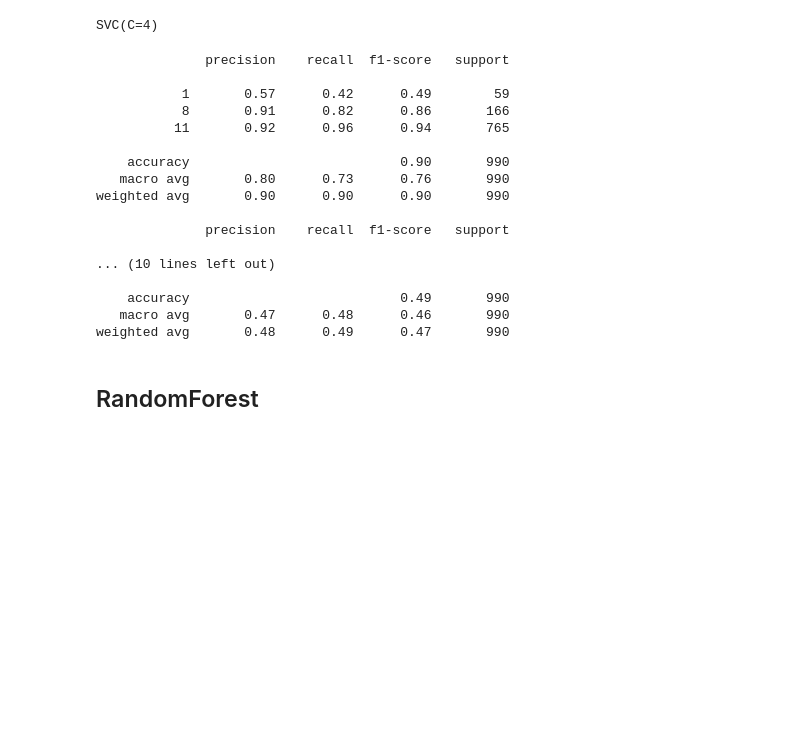
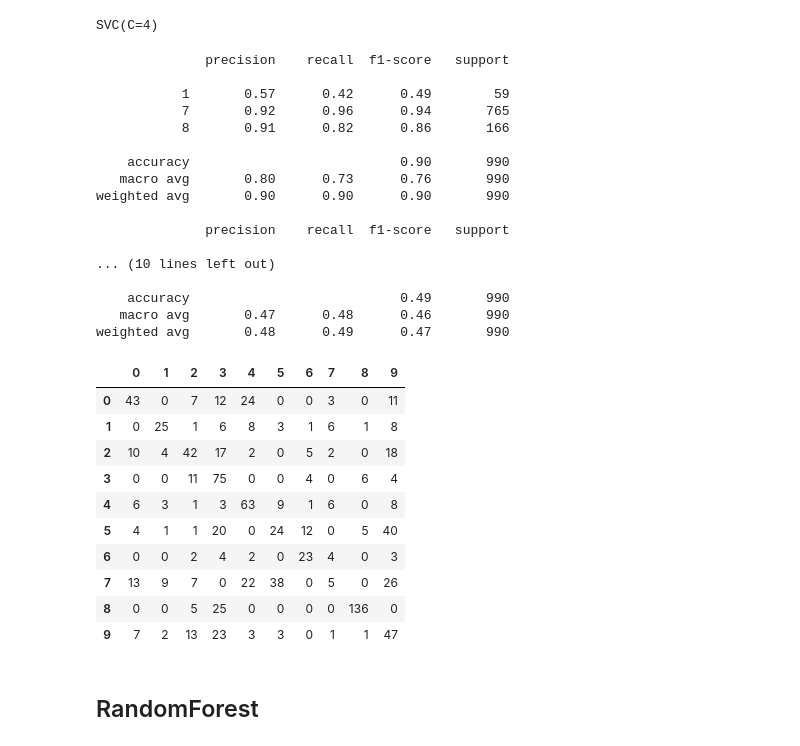
Before and after one commit to axelth/hasp, a Jupyter notebook: notebooks/axelth_849_modeling.ipynb, the cells around one changed output. Drawn from its saved outputs; the diff is of its cells as text; code cells hidden in the pictures; blank space fills up the shorter version.

```diff
--- a/notebooks/axelth_849_modeling.ipynb
+++ b/notebooks/axelth_849_modeling.ipynb
@@ -67,3 +44,6 @@ data.metadata[['classID', 'class']]
 | 8730 | 1 | car_horn |
 | 8731 | 1 | car_horn |
 8732 rows × 2 columns
+# %%
+feature_pipe = make_feature_pipeline()
+feature_pipe
@@ -91,31 +78,45 @@ SVC(C=4)
 # %%
 #val_pre.shape
 svc_val_prediction = model_svc.predict(val_pre)
 print(classification_report(
-    np.where((val_y == 1)| (val_y == 8), val_y, 11),
-    np.where((svc_val_prediction == 1) | (svc_val_prediction == 8),svc_val_prediction, 11)))
+    combine_classes([1, 8], val_y),
+    combine_classes([1, 8], svc_val_prediction)
+))
 print(classification_report(
      val_y,
     svc_val_prediction))
-print(confusion_matrix(val_y, svc_val_prediction, labels=)
+pd.DataFrame(confusion_matrix(val_y, svc_val_prediction),
+             index=[0,1,2,3,4,5,6,7,8,9],
+             columns=[0,1,2,3,4,5,6,7,8,9])
 # %% [output]
               precision    recall  f1-score   support
 
            1       0.57      0.42      0.49        59
+           7       0.92      0.96      0.94       765
            8       0.91      0.82      0.86       166
-          11       0.92      0.96      0.94       765
 
     accuracy                           0.90       990
    macro avg       0.80      0.73      0.76       990
 weighted avg       0.90      0.90      0.90       990
 
               precision    recall  f1-score   support
 
 ... (10 lines left out)
 
     accuracy                           0.49       990
    macro avg       0.47      0.48      0.46       990
 weighted avg       0.48      0.49      0.47       990
+|  | 0 | 1 | 2 | 3 | 4 | 5 | 6 | 7 | 8 | 9 |
+| 0 | 43 | 0 | 7 | 12 | 24 | 0 | 0 | 3 | 0 | 11 |
+| 1 | 0 | 25 | 1 | 6 | 8 | 3 | 1 | 6 | 1 | 8 |
+| 2 | 10 | 4 | 42 | 17 | 2 | 0 | 5 | 2 | 0 | 18 |
+| 3 | 0 | 0 | 11 | 75 | 0 | 0 | 4 | 0 | 6 | 4 |
+| 4 | 6 | 3 | 1 | 3 | 63 | 9 | 1 | 6 | 0 | 8 |
+| 5 | 4 | 1 | 1 | 20 | 0 | 24 | 12 | 0 | 5 | 40 |
+| 6 | 0 | 0 | 2 | 4 | 2 | 0 | 23 | 4 | 0 | 3 |
+| 7 | 13 | 9 | 7 | 0 | 22 | 38 | 0 | 5 | 0 | 26 |
+| 8 | 0 | 0 | 5 | 25 | 0 | 0 | 0 | 0 | 136 | 0 |
+| 9 | 7 | 2 | 13 | 23 | 3 | 3 | 0 | 1 | 1 | 47 |
 # %% [markdown]
 ## RandomForest
 # %% [markdown]
```
Also changed, not shown: parts of 23 cells of this notebook, 3 other files.
